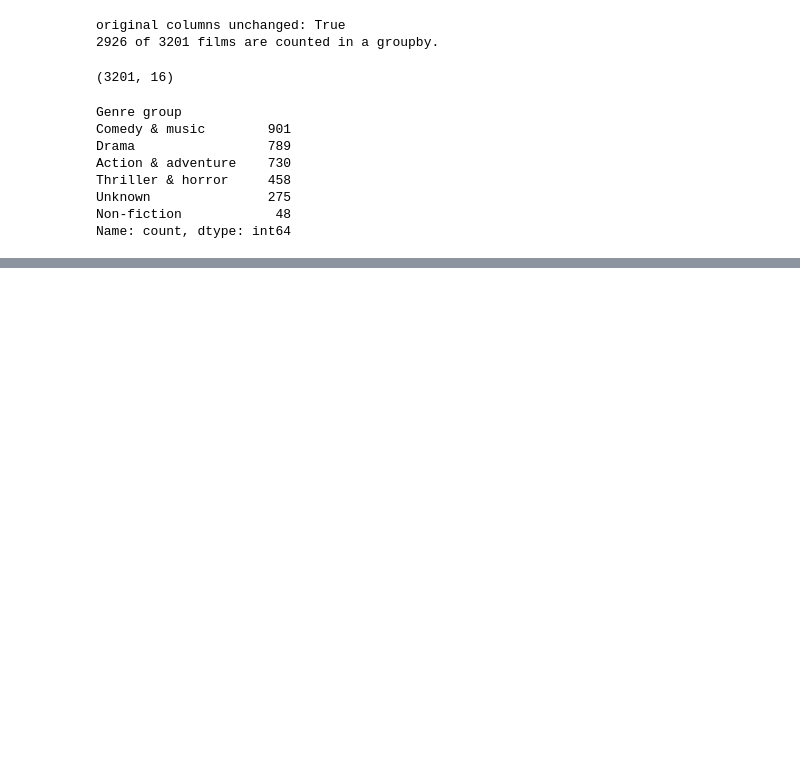
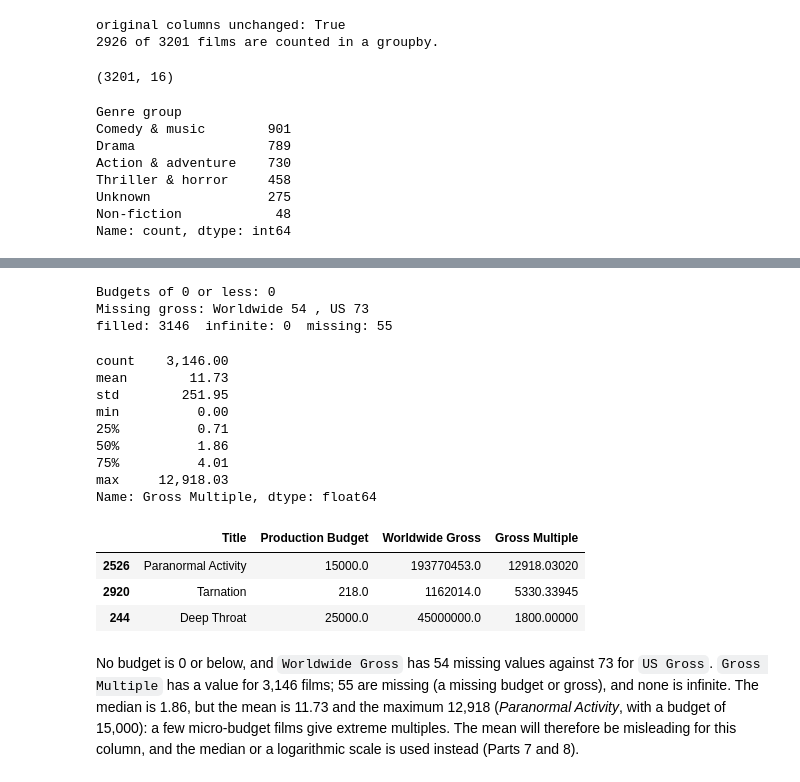
Before and after one commit to VictorSago/Lexicon-Labs, a Jupyter notebook: DA-Project/moviesdata.ipynb, the cells around one changed output, grey strips where cells are left out. Drawn from its saved outputs; the diff is of its cells as text; code cells hidden in the pictures; blank space fills up the shorter version.

Commit message:
DA Project: new columns

```diff
--- a/DA-Project/moviesdata.ipynb
+++ b/DA-Project/moviesdata.ipynb
@@ -669,0 +682,8 @@ The number of rows is 3,201 before and after the merge, so no film was lost or d
+# %%
+# New columns
+movies["Year"] = movies["Release Date"].dt.year
+movies["Decade"] = movies["Year"] // 10 * 10
+
+print("Year range:", movies["Year"].agg(["min", "max"]).to_dict())
+print("Missing years:", movies["Year"].isna().sum())
+movies["Decade"].value_counts().sort_index()
@@ -669,0 +712,9 @@ The number of rows is 3,201 before and after the merge, so no film was lost or d
+# %%
+# Check the ranges
+display(movies[["Rotten Tomatoes Rating", "IMDB Rating"]].agg(["min", "max"]))
+
+# New columns
+movies["RT Rating (0-10)"] = movies["Rotten Tomatoes Rating"] / 10
+movies["Rating Gap"] = movies["RT Rating (0-10)"] - movies["IMDB Rating"]
+
+print(movies["Rating Gap"].notna().sum())
@@ -669,0 +734,33 @@ The number of rows is 3,201 before and after the merge, so no film was lost or d
+# %%
+print("Budgets of 0 or less:", (movies["Production Budget"] <= 0).sum())
+print("Missing gross: Worldwide", movies["Worldwide Gross"].isna().sum(), ", US", movies["US Gross"].isna().sum())
+
+movies["Gross Multiple"] = movies["Worldwide Gross"] / movies["Production Budget"]
+
+print("filled:", movies["Gross Multiple"].notna().sum(),
+      " infinite:", np.isinf(movies["Gross Multiple"]).sum(),
+      " missing:", movies["Gross Multiple"].isna().sum())
+
+with pd.option_context("display.float_format", "{:,.2f}".format):
+    display(movies["Gross Multiple"].describe())
+
+movies.nlargest(3, "Gross Multiple")[["Title", "Production Budget", "Worldwide Gross", "Gross Multiple"]]
+# %% [output]
+Budgets of 0 or less: 0
+Missing gross: Worldwide 54 , US 73
+filled: 3146  infinite: 0  missing: 55
+count    3,146.00
+mean        11.73
+std        251.95
+min          0.00
+25%          0.71
+50%          1.86
+75%          4.01
+max     12,918.03
+Name: Gross Multiple, dtype: float64
+|  | Title | Production Budget | Worldwide Gross | Gross Multiple |
+| 2526 | Paranormal Activity | 15000.0 | 193770453.0 | 12918.03020 |
+| 2920 | Tarnation | 218.0 | 1162014.0 | 5330.33945 |
+| 244 | Deep Throat | 25000.0 | 45000000.0 | 1800.00000 |
+# %% [markdown]
+No budget is 0 or below, and `Worldwide Gross` has 54 missing values against 73 for `US Gross`. `Gross Multiple` has a value for 3,146 films; 55 are missing (a missing budget or gross), and none is infinite. The median is 1.86, but the mean is 11.73 and the maximum 12,918 (*Paranormal Activity*, with a budget of 15,000): a few micro-budget films give extreme multiples. The mean will therefore be misleading for this column, and the median or a logarithmic scale is used instead (Parts 7 and 8).
```
Also changed, not shown: parts of 13 cells of this notebook.
